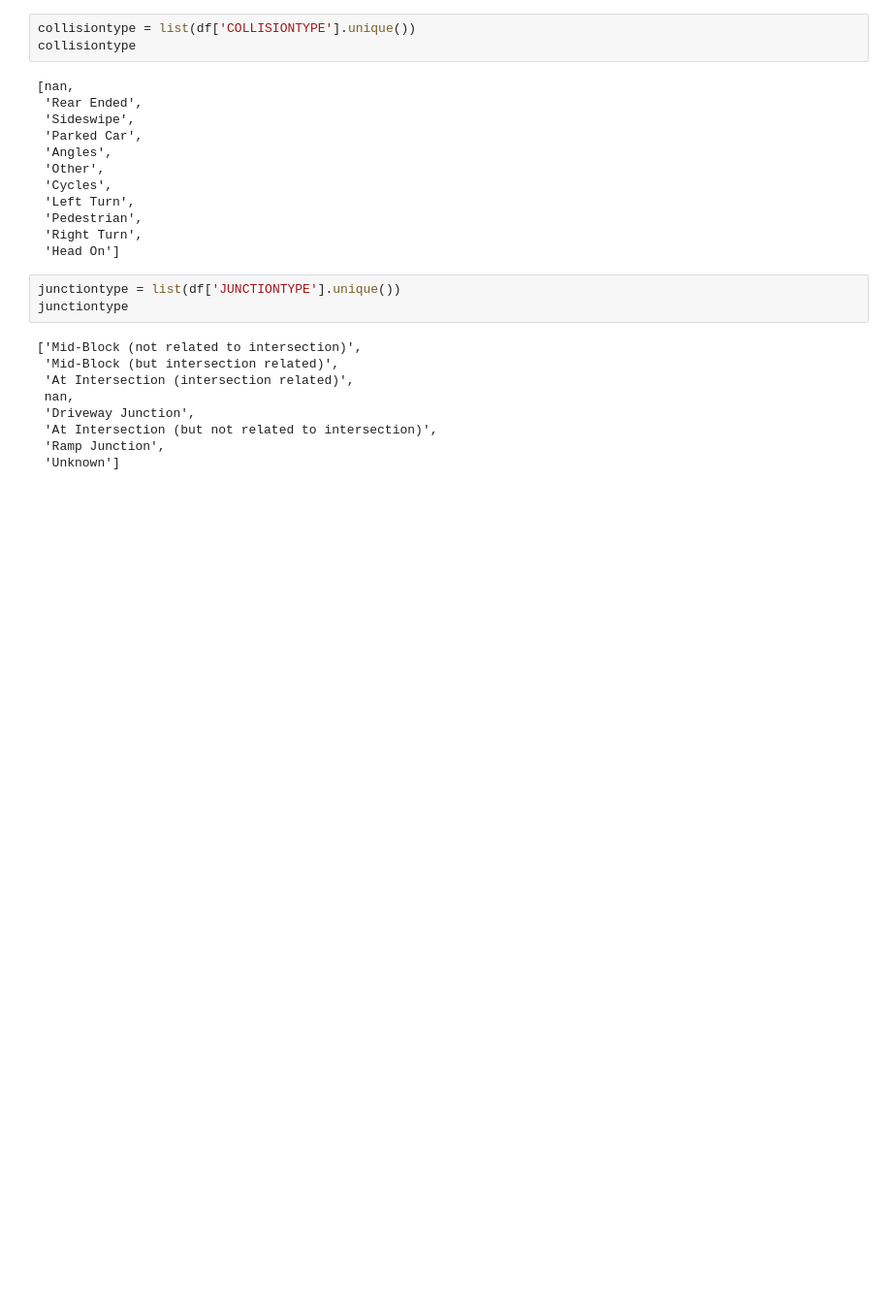
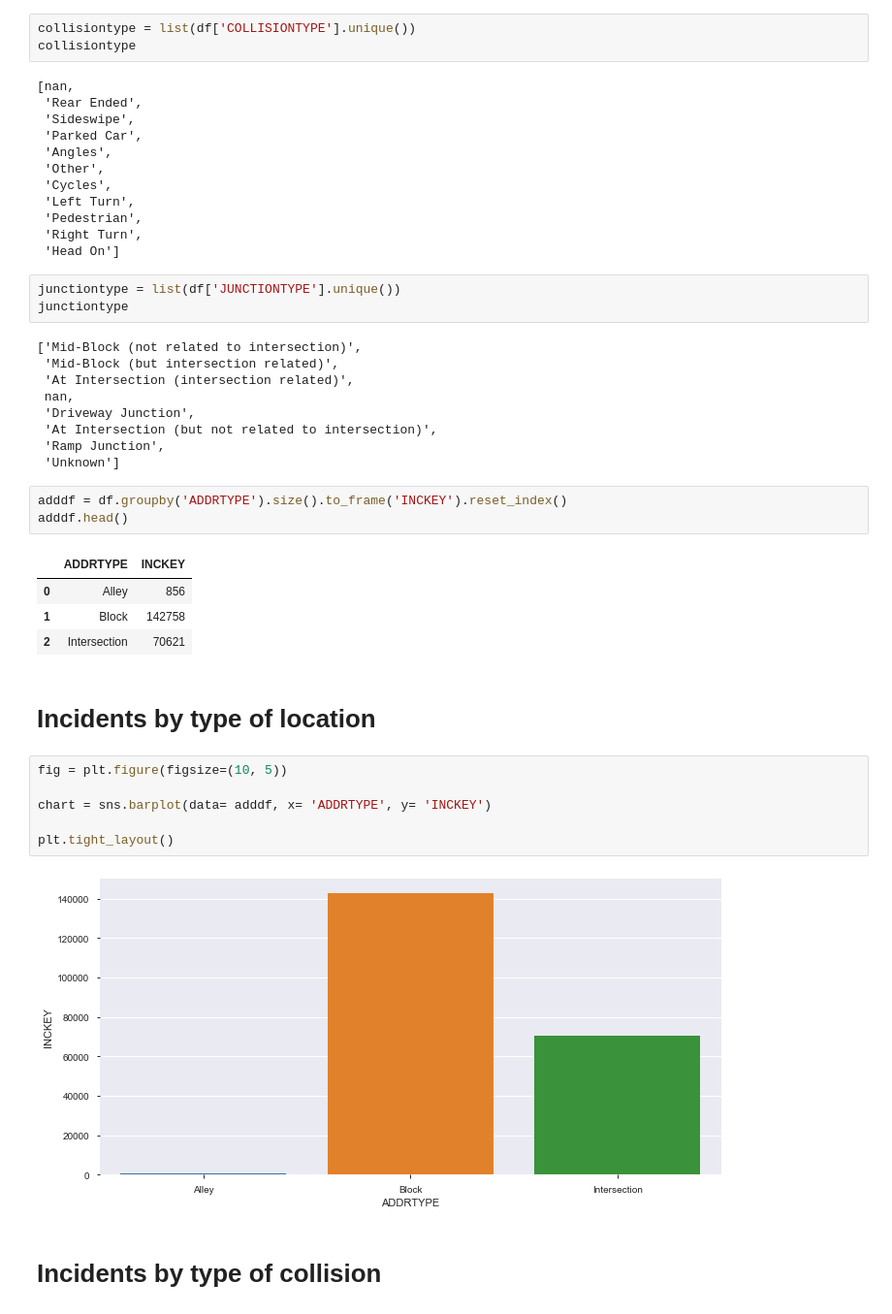
Before and after one commit to orbitse/garbanzo, a Jupyter notebook: Intersection Project.ipynb, the cells around one changed output. Shown at 97% size. Cells and saved outputs as stored; diff of their text form; blank space fills up the shorter version.

```diff
--- a/Intersection Project.ipynb
+++ b/Intersection Project.ipynb
@@ -154,3 +192,23 @@ junctiontype
  'At Intersection (but not related to intersection)',
  'Ramp Junction',
  'Unknown']
+# %%
+adddf = df.groupby('ADDRTYPE').size().to_frame('INCKEY').reset_index()
+adddf.head()
+# %% [output]
+|  | ADDRTYPE | INCKEY |
+| 0 | Alley | 856 |
+| 1 | Block | 142758 |
+| 2 | Intersection | 70621 |
+# %% [markdown]
+# Incidents by type of location
+# %%
+fig = plt.figure(figsize=(10, 5))
+
+chart = sns.barplot(data= adddf, x= 'ADDRTYPE', y= 'INCKEY')
+
+plt.tight_layout()
+# %% [output]
+[figure, added]
+# %% [markdown]
+# Incidents by type of collision
```
Also changed, not shown: parts of 25 cells of this notebook.
